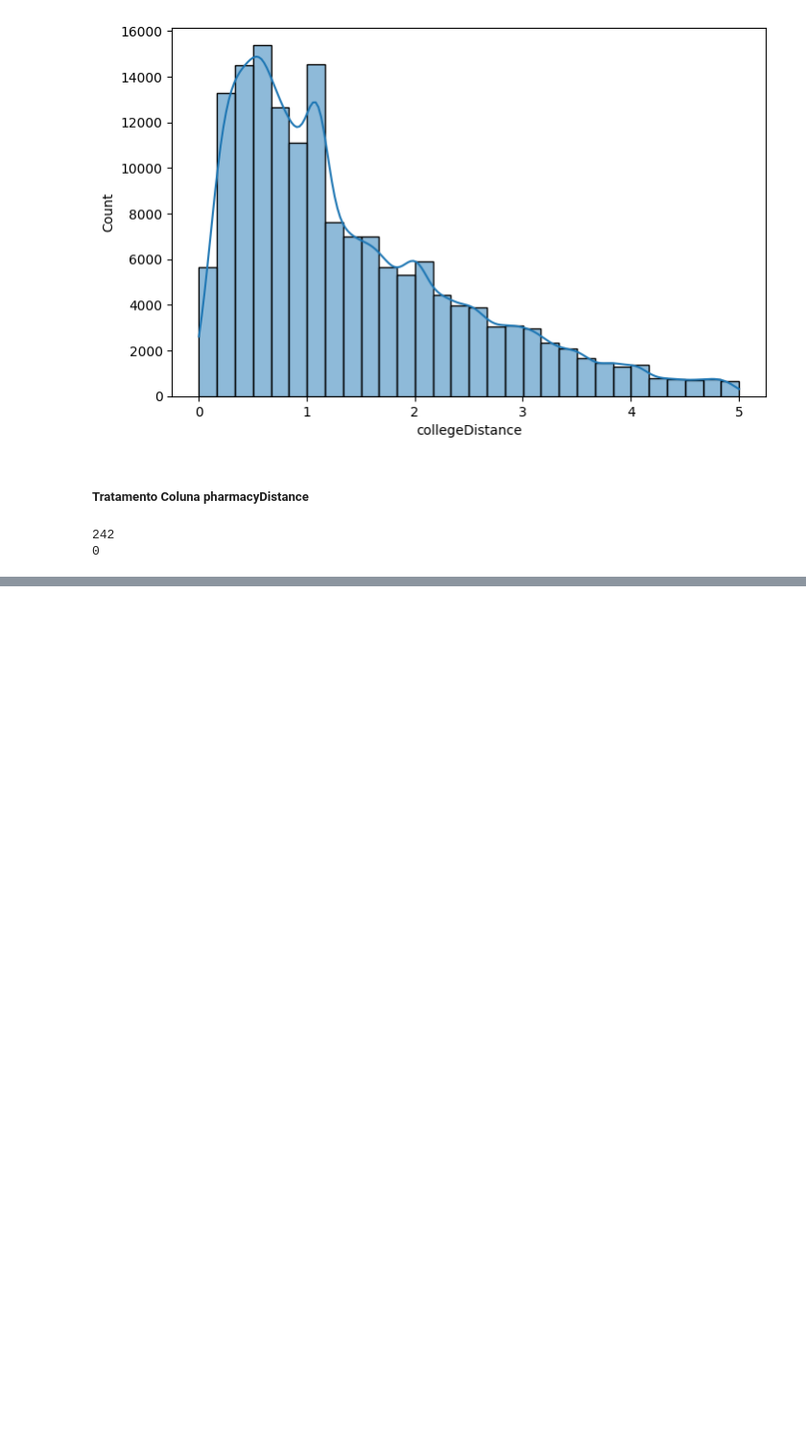
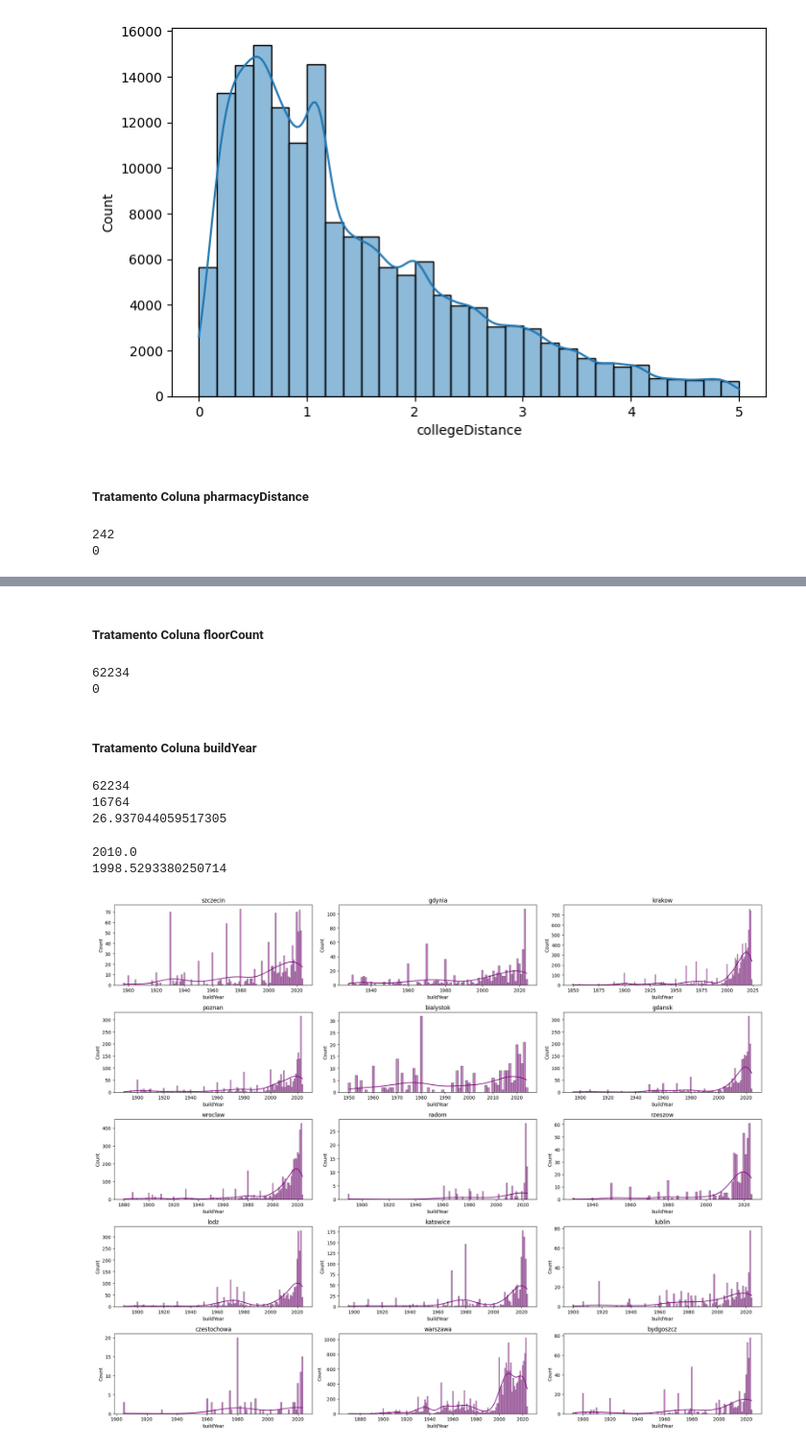
Before and after one commit to HeuerBcH/personal-project, a Jupyter notebook: dados_pipeline/data_cleaning.ipynb, the cells around one changed output, grey strips where cells are left out. Shown at 96% size. Cells and saved outputs as stored; diff of their text form; code cells hidden in the pictures; blank space fills up the shorter version.

```diff
--- a/dados_pipeline/data_cleaning.ipynb
+++ b/dados_pipeline/data_cleaning.ipynb
@@ -393,0 +514,3 @@ print(df["pharmacyDistance"].isnull().sum())
+# %%
+df = pd.read_csv("../dados/bruto/apartments_rent.csv")
+df.head(5)
@@ -393,0 +626,3 @@ print(df["pharmacyDistance"].isnull().sum())
+# %%
+df["type"].fillna("Desconecido", inplace=True)
+df["type"].value_counts(normalize=True, dropna=False) * 100
@@ -393,0 +678,4 @@ print(df["pharmacyDistance"].isnull().sum())
+# %%
+df.dropna(subset=['floor'], inplace=True)
+df.reset_index(drop=True, inplace=True)
+df
@@ -393,0 +696,41 @@ print(df["pharmacyDistance"].isnull().sum())
+# %% [markdown]
+##### Tratamento Coluna floorCount
+# %%
+print(len(df["floorCount"]))
+
+print(df["floorCount"].isnull().sum())
+# %% [output]
+62234
+0
+# %% [markdown]
+##### Tratamento Coluna buildYear
+# %%
+print(len(df["buildYear"]))
+
+print(df["buildYear"].isnull().sum())
+
+print(df["buildYear"].isnull().sum() / len(df) * 100)
+# %% [output]
+62234
+16764
+26.937044059517305
+# %%
+print(df["buildYear"].median())
+print(df["buildYear"].mean())
+# %% [output]
+2010.0
+1998.5293380250714
+# %%
+# Observando distribuição do buildYear para cada cidade
+cidades = df["city"].unique()
+fig, axes = plt.subplots(5, 3, figsize=(20, 16))
+axes = axes.flatten()
+
+for i, city in enumerate(cidades[:15]):
+    sns.histplot(df[df["city"] == city]["buildYear"], bins='auto', discrete=True, kde=True, color='purple', ax=axes[i])
+    axes[i].set_title(city)
+
+plt.tight_layout()
+plt.show()
+# %% [output]
+[figure, added]
```
Also changed, not shown: parts of 54 cells of this notebook, 2 other files.
